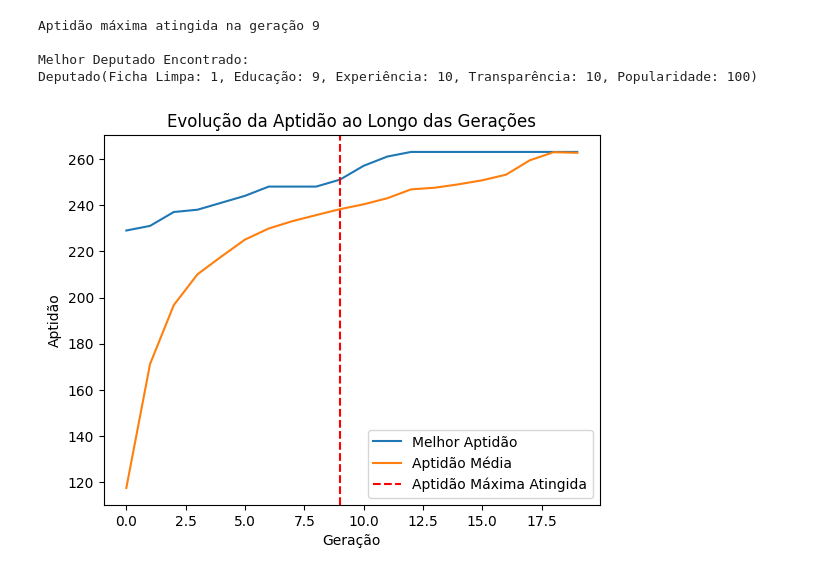
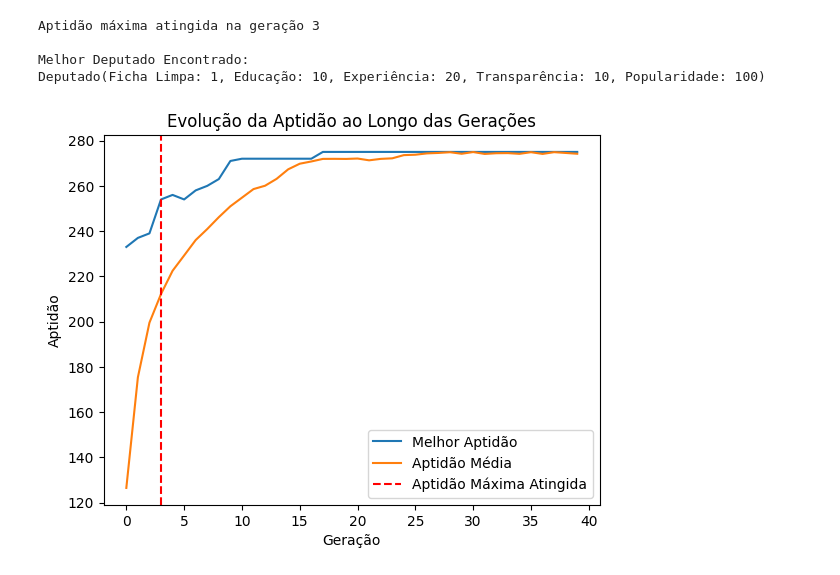
Before and after one commit to carlosks/carlosks, a Jupyter notebook: Untitled7.ipynb, the cells around one changed output. Saved outputs shown, nothing was run; the diff lists cells and outputs as text; code cells hidden in the pictures.

```diff
--- a/Untitled7.ipynb
+++ b/Untitled7.ipynb
@@ -22,7 +22,7 @@ class Deputado:
 
 # Parâmetros do algoritmo genético
 population_size = 513
-num_generations = 20 # Aumentando o número de gerações para maior garantia de convergência
+num_generations = 40 # Aumentando o número de gerações para maior garantia de convergência
 mutation_rate = 0.01
 
 # Função de aptidão
@@ -40,7 +40,7 @@ def generate_random_population(population_size):
   for _ in range(population_size):
     ficha_limpa = random.randint(0, 1)
     educacao = random.randint(0, 5)
-    experiencia = random.randint(0, 10)
+    experiencia = random.randint(0, 20)
     transparencia = random.randint(0, 5)
     popularidade = random.randint(0, 100)
     deputado = Deputado(ficha_limpa, educacao, experiencia, transparencia, popularidade)
@@ -98,33 +98,33 @@ if __name__ == '__main__':
     # Seleção dos pais (elitismo)
     parents = population[:population_size // 2]
 
     # Criação de nova geração
     new_population = []
     for _ in range(population_size // 2):
       parent1 = random.choice(parents)
       parent2 = random.choice(parents)
       child1, child2 = crossover(parent1, parent2)
 
       # Mutação
       if random.random() < mutation_rate:
         child1 = mutate(child1)
       if random.random() < mutation_rate:
         child2 = mutate(child2)
 
       new_population.extend([child1, child2])
 
     population = new_population
 
   # Imprime o melhor deputado encontrado
   best_deputado = population[0]
   print("\nMelhor Deputado Encontrado:")
   print(best_deputado)
 
   # Plota a evolução da aptidão
   plot_evolution(best_fitness_values, mean_fitness_values, generation_reached_max_fitness)
 # %% [output]
-Aptidão máxima atingida na geração 9
+Aptidão máxima atingida na geração 3
 
 Melhor Deputado Encontrado:
-Deputado(Ficha Limpa: 1, Educação: 9, Experiência: 10, Transparência: 10, Popularidade: 100)
+Deputado(Ficha Limpa: 1, Educação: 10, Experiência: 20, Transparência: 10, Popularidade: 100)
-[figure, old version]
+[figure, new version]
```
